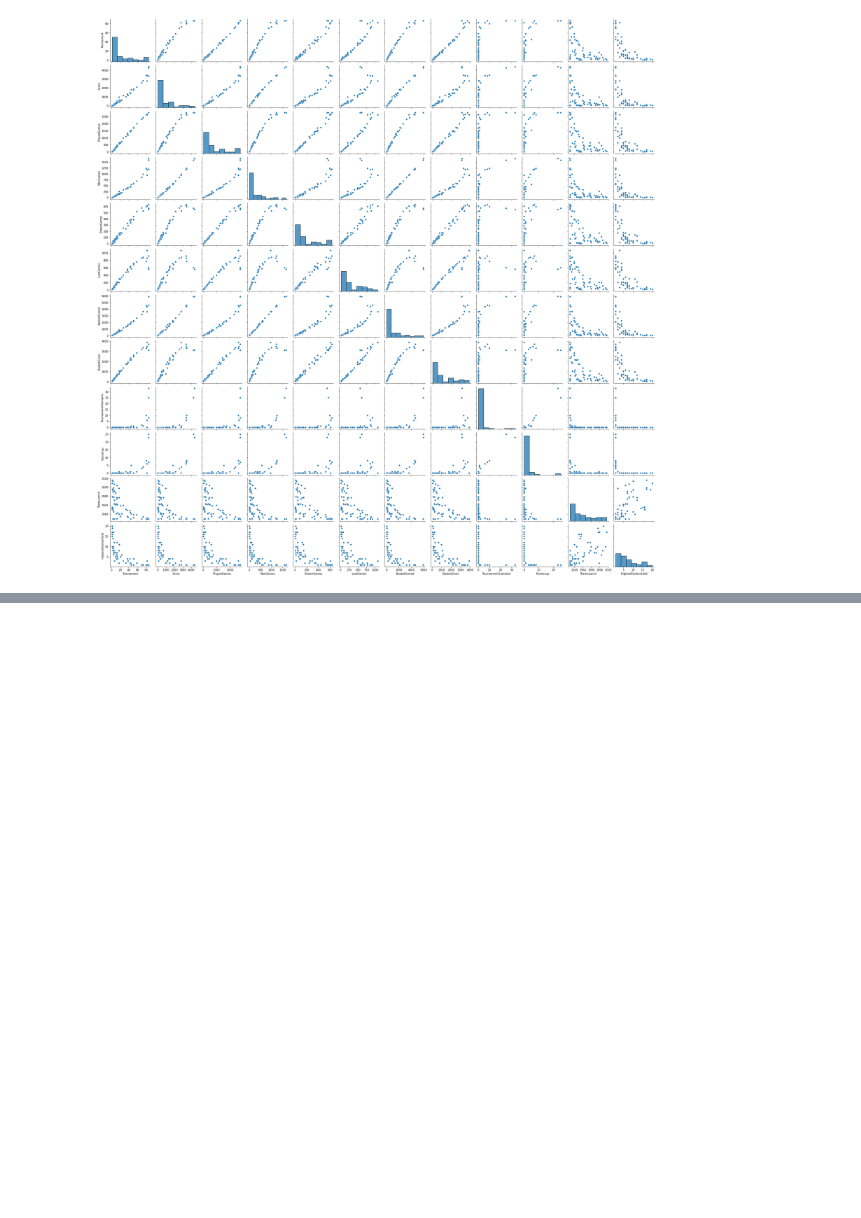
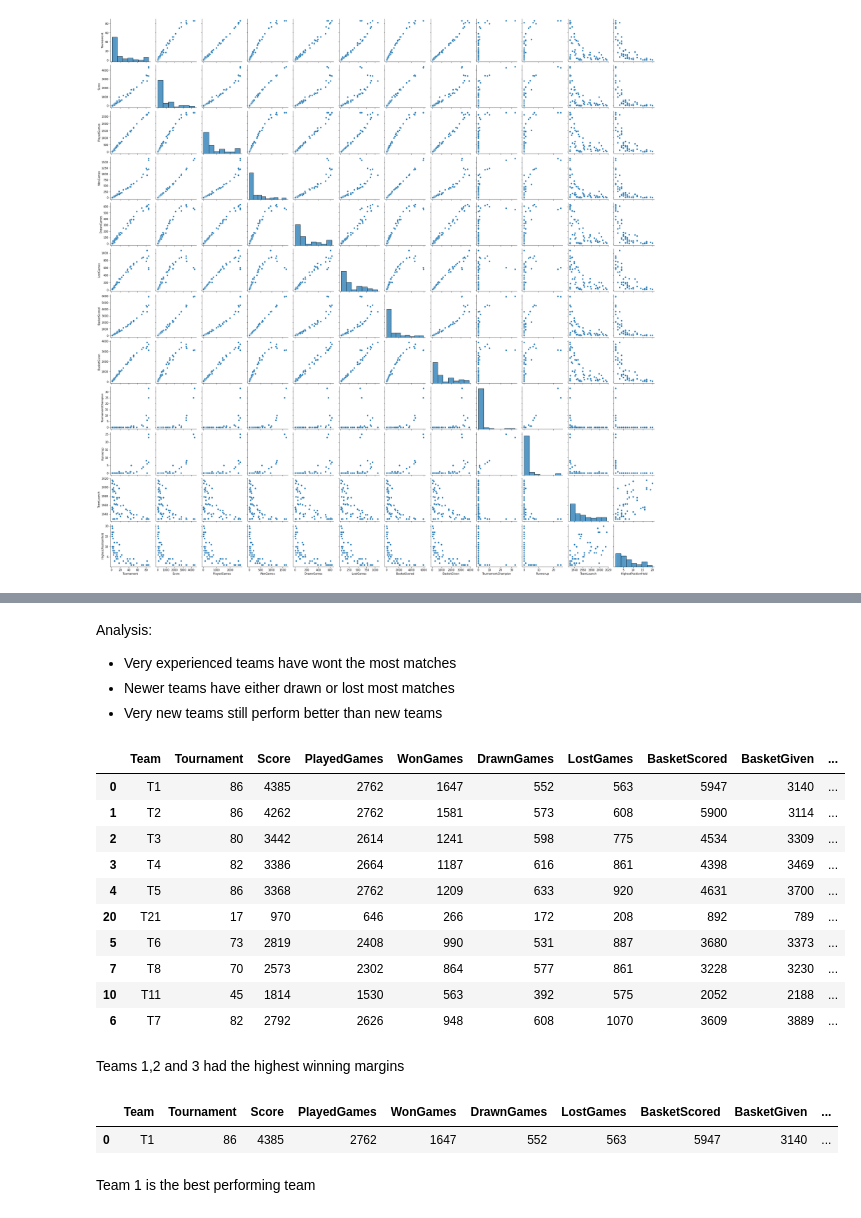
Before and after one commit to MohitBansal9013/AIML-Statistics, a Jupyter notebook: mohit_bansal_applied_statistics_project.ipynb, the cells around one changed output, grey strips where cells are left out. Drawn from its saved outputs; the diff is of its cells as text; code cells hidden in the pictures; blank space fills up the shorter version.

```diff
--- a/mohit_bansal_applied_statistics_project.ipynb
+++ b/mohit_bansal_applied_statistics_project.ipynb
@@ -419,8 +419,8 @@ sns.displot(data.TeamLaunch)
 # %% [output]
 <seaborn.axisgrid.FacetGrid at 0x...>
 [figure]
-# %%
-data['TeamLaunchCategory'] = (pd.qcut(data['TeamLaunch'], 4, labels=['VeryOld', 'Old', 'New', 'VeryNew']));
+# %%
+data['TeamLaunchCategory'] = (pd.qcut(data['TeamLaunch'], 4, labels=['Very Experienced', 'Experienced', 'New', 'Very New']));
 # %% [markdown]
 ### 4. Multivariate Analysis
 # %%
@@ -562,0 +522,30 @@ Team 59 lost the most number of matches (>70%)
+# %% [markdown]
+Analysis:
+- Very experienced teams have wont the most matches
+- Newer teams have either drawn or lost most matches
+- Very new teams still perform better than new teams
+# %%
+#1. Top 10 teams having hightest winning margins
+statsdata.sort_values(['win'],ascending=[False]).head(10)
+# %% [output]
+|  | Team | Tournament | Score | PlayedGames | WonGames | DrawnGames | LostGames | BasketScored | BasketGiven | ... |
+| 0 | T1 | 86 | 4385 | 2762 | 1647 | 552 | 563 | 5947 | 3140 | ... |
+| 1 | T2 | 86 | 4262 | 2762 | 1581 | 573 | 608 | 5900 | 3114 | ... |
+| 2 | T3 | 80 | 3442 | 2614 | 1241 | 598 | 775 | 4534 | 3309 | ... |
+| 3 | T4 | 82 | 3386 | 2664 | 1187 | 616 | 861 | 4398 | 3469 | ... |
+| 4 | T5 | 86 | 3368 | 2762 | 1209 | 633 | 920 | 4631 | 3700 | ... |
+| 20 | T21 | 17 | 970 | 646 | 266 | 172 | 208 | 892 | 789 | ... |
+| 5 | T6 | 73 | 2819 | 2408 | 990 | 531 | 887 | 3680 | 3373 | ... |
+| 7 | T8 | 70 | 2573 | 2302 | 864 | 577 | 861 | 3228 | 3230 | ... |
+| 10 | T11 | 45 | 1814 | 1530 | 563 | 392 | 575 | 2052 | 2188 | ... |
+| 6 | T7 | 82 | 2792 | 2626 | 948 | 608 | 1070 | 3609 | 3889 | ... |
+# %% [markdown]
+Teams 1,2 and 3 had the highest winning margins
+# %%
+# Best Performing Team
+statsdata.sort_values(['win'],ascending=[False]).head(1)
+# %% [output]
+|  | Team | Tournament | Score | PlayedGames | WonGames | DrawnGames | LostGames | BasketScored | BasketGiven | ... |
+| 0 | T1 | 86 | 4385 | 2762 | 1647 | 552 | 563 | 5947 | 3140 | ... |
+# %% [markdown]
+Team 1 is the best performing team
```
Also changed, not shown: parts of 38 cells of this notebook.
